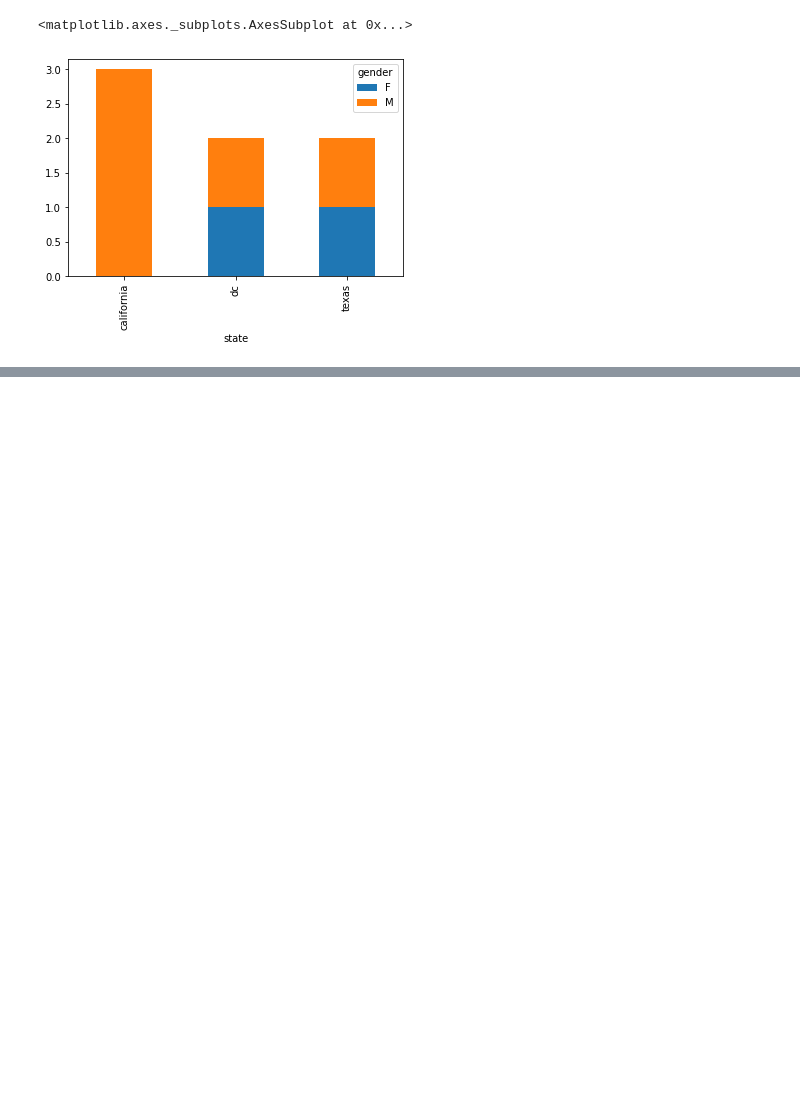
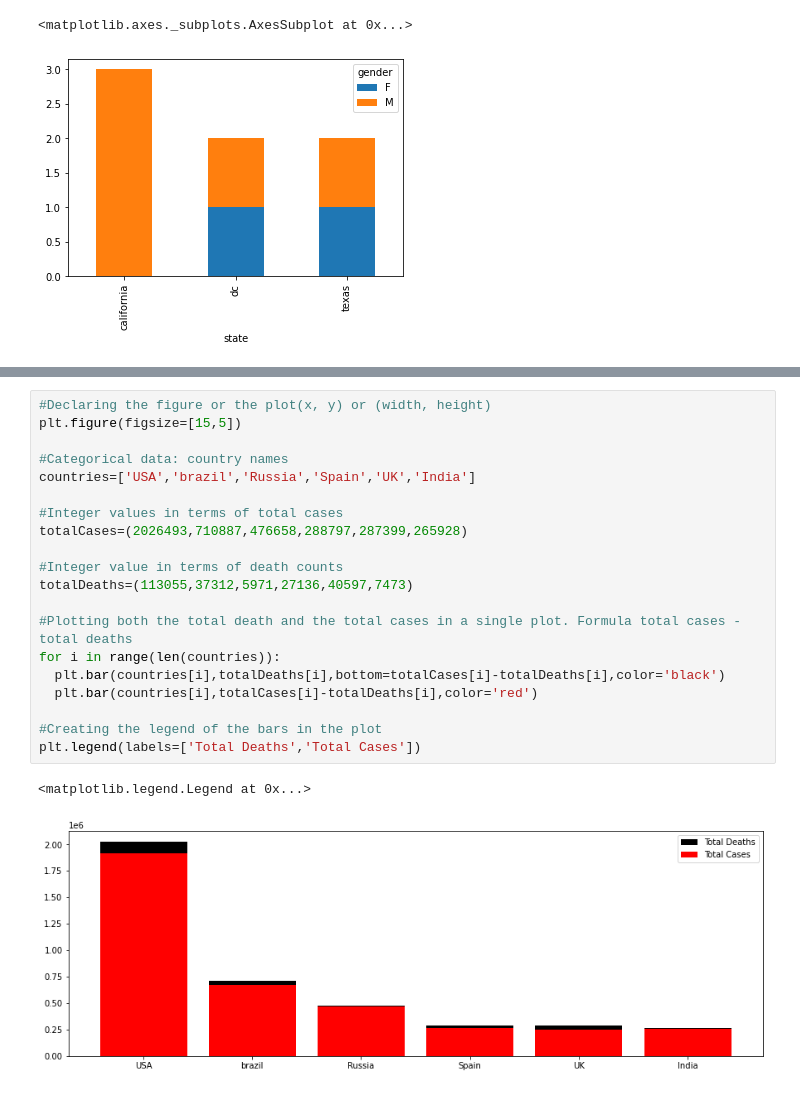
Before and after one commit to MayuVegeta/MSc-Part-1-503-FDS, a Jupyter notebook: Graph.ipynb, the cells around one changed output, grey strips where cells are left out. Drawn from its saved outputs; the diff is of its cells as text; blank space fills up the shorter version.

```diff
--- a/Graph.ipynb
+++ b/Graph.ipynb
@@ -250,0 +256,23 @@ df.groupby(['state','gender']).size().unstack().plot(kind='bar', stacked=True)
+# %%
+#Declaring the figure or the plot(x, y) or (width, height)
+plt.figure(figsize=[15,5])
+
+#Categorical data: country names
+countries=['USA','brazil','Russia','Spain','UK','India']
+
+#Integer values in terms of total cases
+totalCases=(2026493,710887,476658,288797,287399,265928)
+
+#Integer value in terms of death counts
+totalDeaths=(113055,37312,5971,27136,40597,7473)
+
+#Plotting both the total death and the total cases in a single plot. Formula total cases - total deaths
+for i in range(len(countries)):
+  plt.bar(countries[i],totalDeaths[i],bottom=totalCases[i]-totalDeaths[i],color='black')
+  plt.bar(countries[i],totalCases[i]-totalDeaths[i],color='red')
+
+#Creating the legend of the bars in the plot
+plt.legend(labels=['Total Deaths','Total Cases'])
+# %% [output]
+<matplotlib.legend.Legend at 0x...>
+[figure, added]
```
Also changed, not shown: parts of 6 cells of this notebook.
